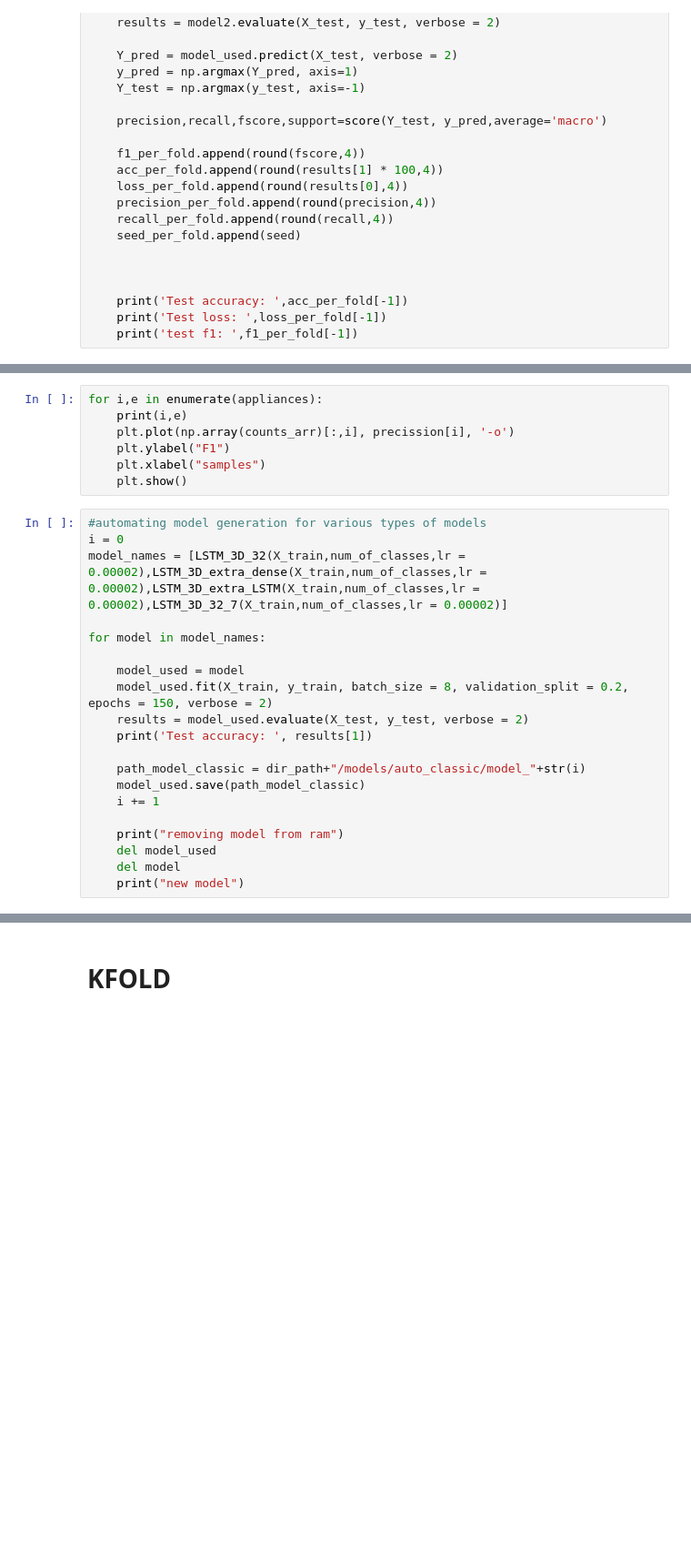
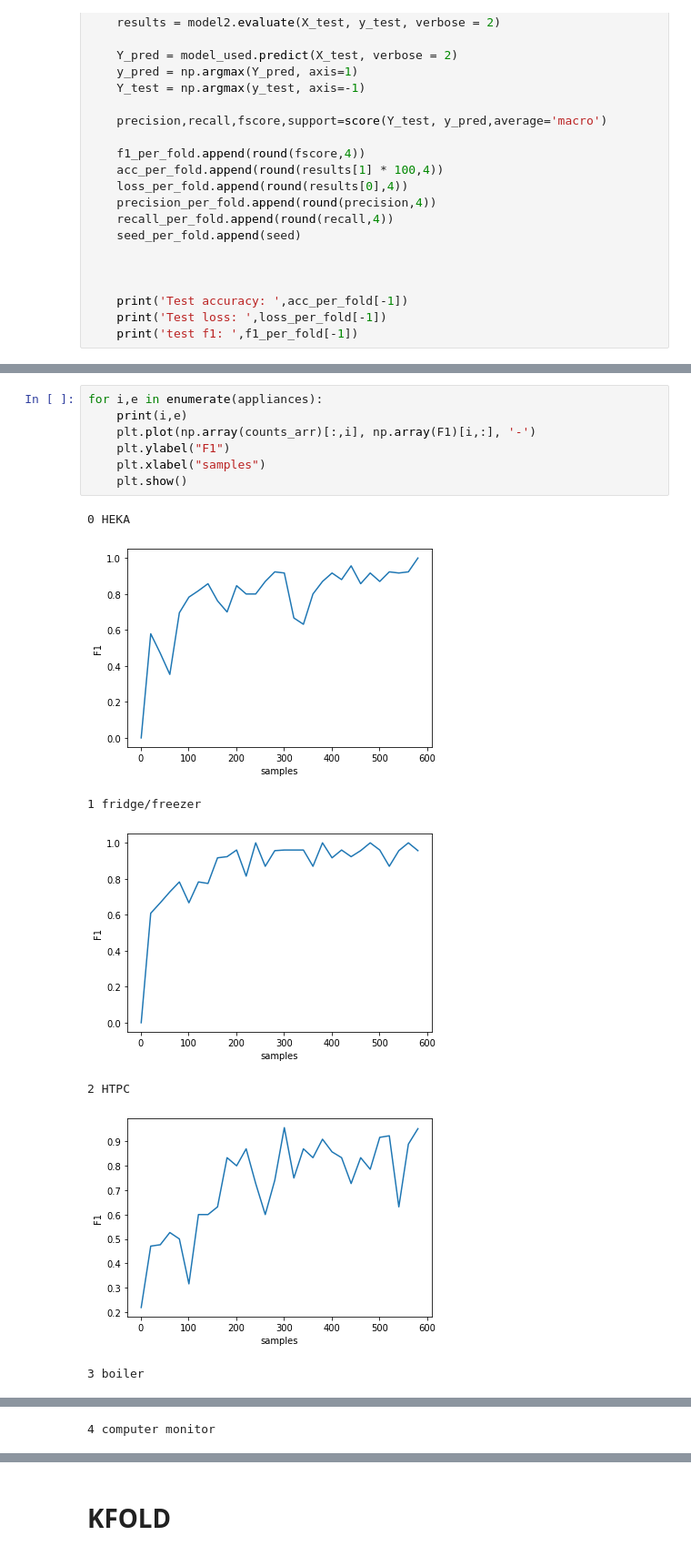
Before and after one commit to jenkoj/nilm, a Jupyter notebook: LSTM.ipynb, the cells around one changed output, grey strips where cells are left out. Shown: that part at 91% size. Cells and saved outputs as stored; diff of their text form; blank space fills up the shorter version.

```diff
--- a/LSTM.ipynb
+++ b/LSTM.ipynb
@@ -1185,27 +1341,0 @@ np.array(counts_arr)[:,0]
-# %%
-for i,e in enumerate(appliances):
-    print(i,e)
-    plt.plot(np.array(counts_arr)[:,i], precission[i], '-o')
-    plt.ylabel("F1")
-    plt.xlabel("samples")
-    plt.show()
-# %%
-#automating model generation for various types of models
-i = 0
-model_names = [LSTM_3D_32(X_train,num_of_classes,lr = 0.00002),LSTM_3D_extra_dense(X_train,num_of_classes,lr = 0.00002),LSTM_3D_extra_LSTM(X_train,num_of_classes,lr = 0.00002),LSTM_3D_32_7(X_train,num_of_classes,lr = 0.00002)]
-
-for model in model_names:
-
-    model_used = model
-    model_used.fit(X_train, y_train, batch_size = 8, validation_split = 0.2, epochs = 150, verbose = 2)
-    results = model_used.evaluate(X_test, y_test, verbose = 2)
-    print('Test accuracy: ', results[1])
-
-    path_model_classic = dir_path+"/models/auto_classic/model_"+str(i)
-    model_used.save(path_model_classic)
-    i += 1
-
-    print("removing model from ram")
-    del model_used
-    del model
-    print("new model")
@@ -1223,0 +1836,15 @@ for var, obj in local_vars:
+# %%
+for i,e in enumerate(appliances):
+    print(i,e)
+    plt.plot(np.array(counts_arr)[:,i], np.array(F1)[i,:], '-')
+    plt.ylabel("F1")
+    plt.xlabel("samples")
+    plt.show()
+# %% [output]
+0 HEKA
+[figure, added]
+1 fridge/freezer
+[figure, added]
+2 HTPC
+[figure, added]
+3 boiler
@@ -1223,0 +1852 @@ for var, obj in local_vars:
+4 computer monitor
```
Also changed, not shown: parts of 90 cells of this notebook, 33 other files.
